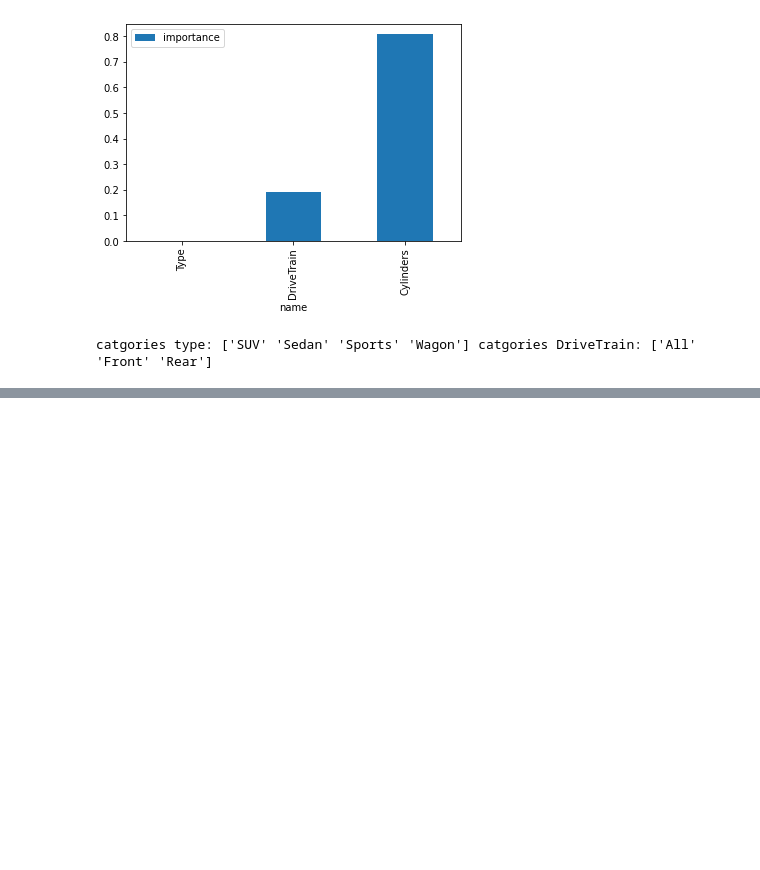
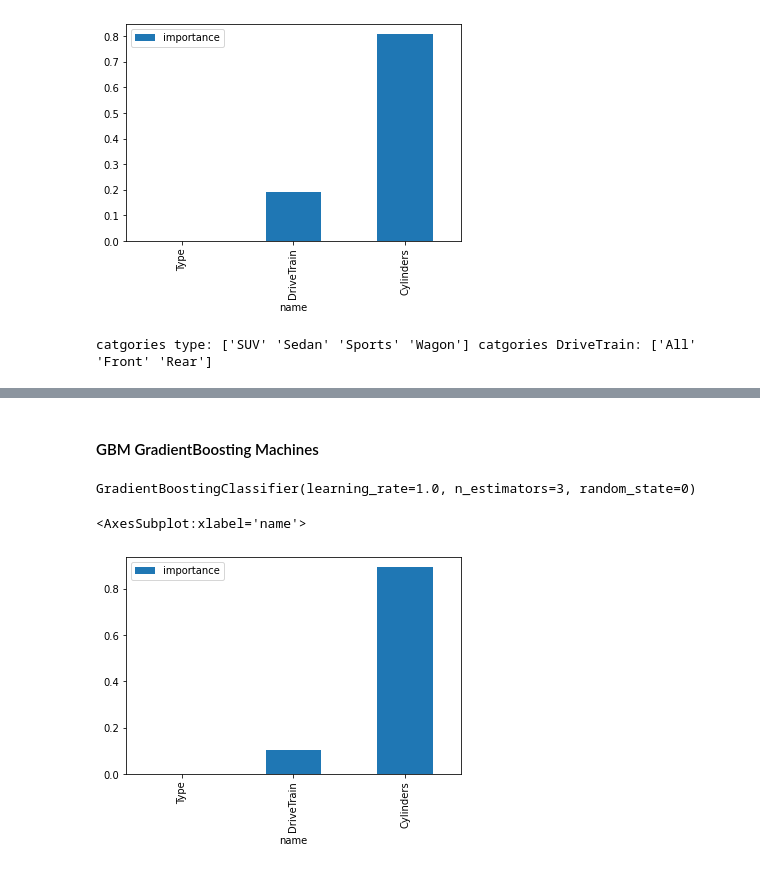
Before and after one commit to jdramirez/UCO_ML_AI, a Jupyter notebook: src/notebook_class/supervisado/arboles.ipynb, the cells around one changed output, grey strips where cells are left out. Cells and saved outputs as stored; diff of their text form; code cells hidden in the pictures; blank space fills up the shorter version.

```diff
--- a/src/notebook_class/supervisado/arboles.ipynb
+++ b/src/notebook_class/supervisado/arboles.ipynb
@@ -276,0 +279,5 @@ graph
+# %%
+from sklearn.ensemble import RandomForestClassifier
+from sklearn.tree import export_graphviz
+rf = RandomForestClassifier(n_estimators=3)
+rf.fit(X, y)
@@ -276,0 +301,15 @@ graph
+# %% [markdown]
+#### GBM GradientBoosting Machines
+# %%
+from sklearn.ensemble import GradientBoostingClassifier
+gbm = GradientBoostingClassifier(n_estimators=3,
+                                 learning_rate=1.0,max_depth=3, random_state=0)
+gbm.fit(X, y)
+# %% [output]
+GradientBoostingClassifier(learning_rate=1.0, n_estimators=3, random_state=0)
+# %%
+pd.DataFrame([(k,v) for k,v in  zip(features_name,gbm.feature_importances_)],
+            columns=["name","importance"]).plot.bar(x="name",y="importance")
+# %% [output]
+<AxesSubplot:xlabel='name'>
+[figure, added]
```
Also changed, not shown: parts of 5 cells of this notebook, 7 other files.
